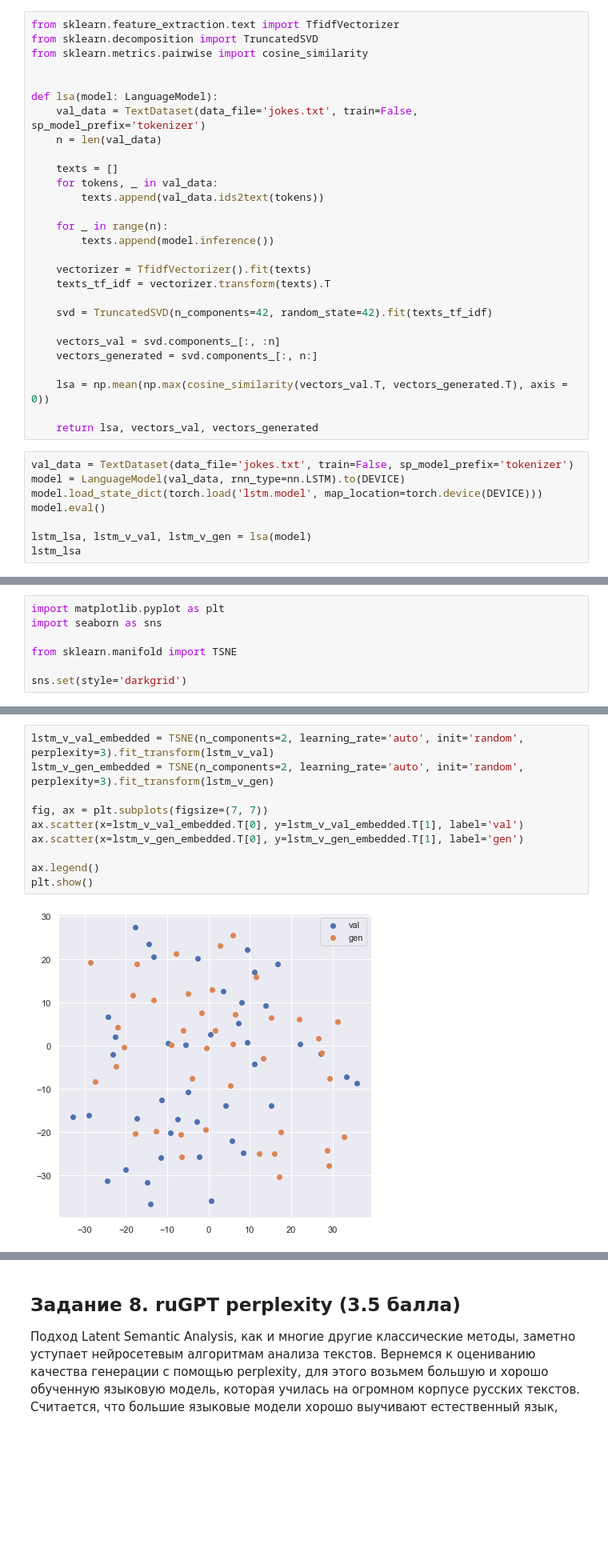
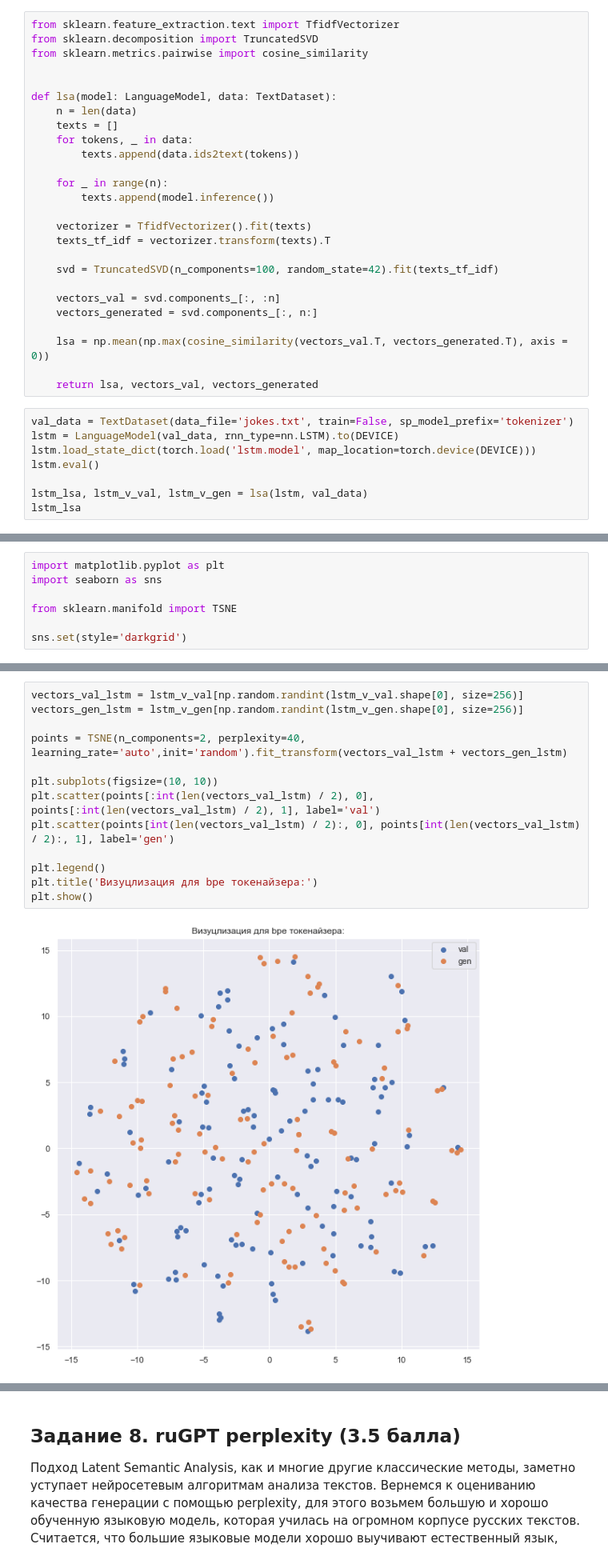
Before and after one commit to tutugarin/dl-course-hse, a Jupyter notebook: shw-03/shw_03_rnn_Ershov.ipynb, the cells around one changed output, grey strips where cells are left out. Shown at 80% size. Saved outputs shown, nothing was run; the diff lists cells and outputs as text; blank space fills up the shorter version.

```diff
--- a/shw-03/shw_03_rnn_Ershov.ipynb
+++ b/shw-03/shw_03_rnn_Ershov.ipynb
@@ -320,13 +329,11 @@ from sklearn.decomposition import TruncatedSVD
 from sklearn.metrics.pairwise import cosine_similarity
 
 
-def lsa(model: LanguageModel):
-    val_data = TextDataset(data_file='jokes.txt', train=False, sp_model_prefix='tokenizer')
-    n = len(val_data)
-
+def lsa(model: LanguageModel, data: TextDataset):
+    n = len(data)
     texts = []
-    for tokens, _ in val_data:
-        texts.append(val_data.ids2text(tokens))
+    for tokens, _ in data:
+        texts.append(data.ids2text(tokens))
 
     for _ in range(n):
         texts.append(model.inference())
@@ -334,7 +341,7 @@ def lsa(model: LanguageModel):
     vectorizer = TfidfVectorizer().fit(texts)
     texts_tf_idf = vectorizer.transform(texts).T
 
-    svd = TruncatedSVD(n_components=42, random_state=42).fit(texts_tf_idf)
+    svd = TruncatedSVD(n_components=100, random_state=42).fit(texts_tf_idf)
 
     vectors_val = svd.components_[:, :n]
     vectors_generated = svd.components_[:, n:]
@@ -344,10 +351,10 @@ def lsa(model: LanguageModel):
     return lsa, vectors_val, vectors_generated
 # %%
 val_data = TextDataset(data_file='jokes.txt', train=False, sp_model_prefix='tokenizer')
-model = LanguageModel(val_data, rnn_type=nn.LSTM).to(DEVICE)
-model.load_state_dict(torch.load('lstm.model', map_location=torch.device(DEVICE)))
-model.eval()
+lstm = LanguageModel(val_data, rnn_type=nn.LSTM).to(DEVICE)
+lstm.load_state_dict(torch.load('lstm.model', map_location=torch.device(DEVICE)))
+lstm.eval()
 
-lstm_lsa, lstm_v_val, lstm_v_gen = lsa(model)
+lstm_lsa, lstm_v_val, lstm_v_gen = lsa(lstm, val_data)
 lstm_lsa
 # %% [output]
@@ -386,12 +398,15 @@ sns.set(style='darkgrid')
 # %%
-lstm_v_val_embedded = TSNE(n_components=2, learning_rate='auto', init='random', perplexity=3).fit_transform(lstm_v_val)
-lstm_v_gen_embedded = TSNE(n_components=2, learning_rate='auto', init='random', perplexity=3).fit_transform(lstm_v_gen)
+vectors_val_lstm = lstm_v_val[np.random.randint(lstm_v_val.shape[0], size=256)]
+vectors_gen_lstm = lstm_v_gen[np.random.randint(lstm_v_gen.shape[0], size=256)]
 
-fig, ax = plt.subplots(figsize=(7, 7))
-ax.scatter(x=lstm_v_val_embedded.T[0], y=lstm_v_val_embedded.T[1], label='val')
-ax.scatter(x=lstm_v_gen_embedded.T[0], y=lstm_v_gen_embedded.T[1], label='gen')
+points = TSNE(n_components=2, perplexity=40, learning_rate='auto',init='random').fit_transform(vectors_val_lstm + vectors_gen_lstm)
 
-ax.legend()
+plt.subplots(figsize=(10, 10))
+plt.scatter(points[:int(len(vectors_val_lstm) / 2), 0], points[:int(len(vectors_val_lstm) / 2), 1], label='val')
+plt.scatter(points[int(len(vectors_val_lstm) / 2):, 0], points[int(len(vectors_val_lstm) / 2):, 1], label='gen')
+
+plt.legend()
+plt.title('Визуцлизация для bpe токенайзера:')
 plt.show()
 # %% [output]
-[figure, old version]
+[figure, new version]
```
Also changed, not shown: parts of 26 cells of this notebook.
